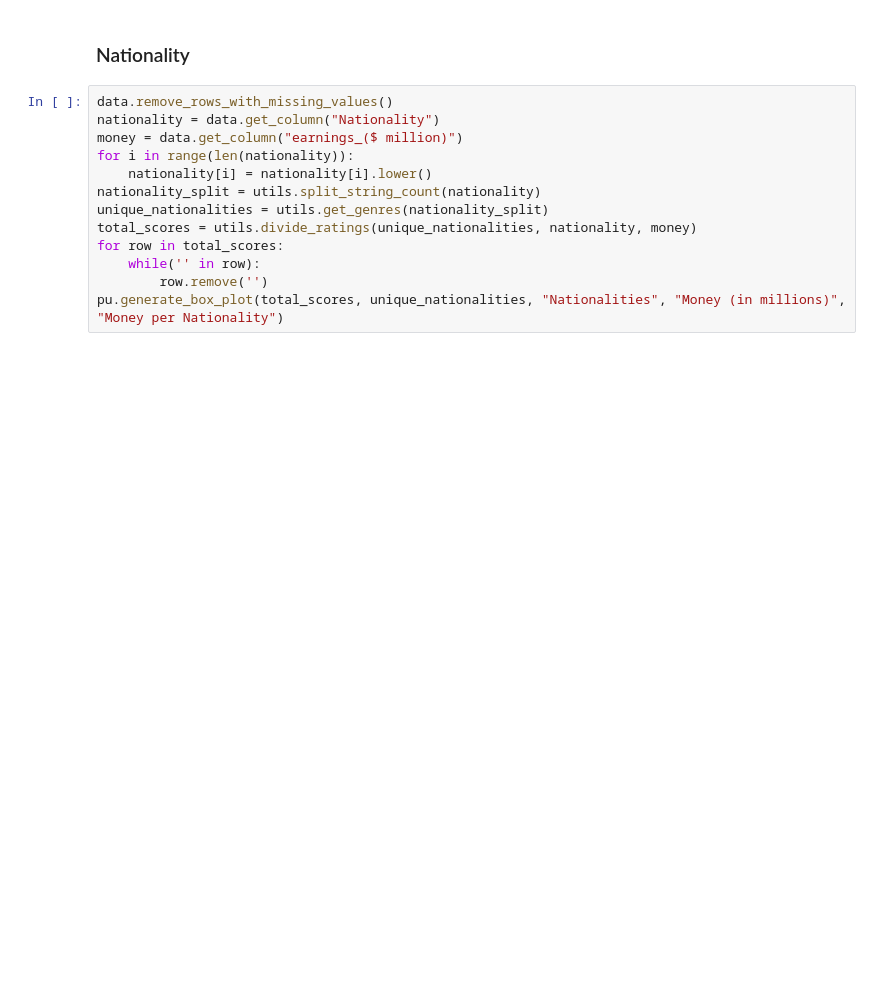
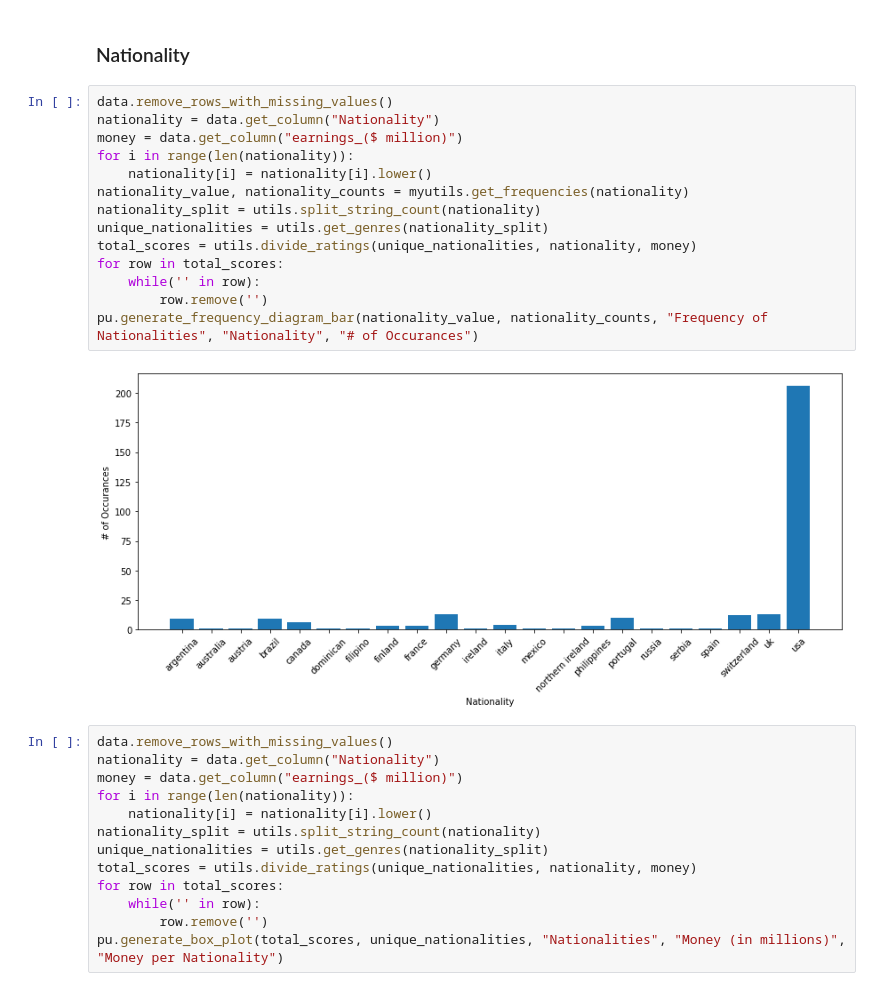
Before and after one commit to NoemiTurner/CPSC322Project, a Jupyter notebook: EDA.ipynb, the cells around one changed output. Cells and saved outputs as stored; diff of their text form; blank space fills up the shorter version.

```diff
--- a/EDA.ipynb
+++ b/EDA.ipynb
@@ -68,5 +88,21 @@ pu.generate_box_plot(total_scores, unique_sports, "Sports", "Money (in millions)
 # %% [markdown]
 ### Nationality
+# %%
+data.remove_rows_with_missing_values()
+nationality = data.get_column("Nationality")
+money = data.get_column("earnings_($ million)")
+for i in range(len(nationality)):
+    nationality[i] = nationality[i].lower()
+nationality_value, nationality_counts = myutils.get_frequencies(nationality)
+nationality_split = utils.split_string_count(nationality)
+unique_nationalities = utils.get_genres(nationality_split)
+total_scores = utils.divide_ratings(unique_nationalities, nationality, money)
+for row in total_scores:
+    while('' in row):
+        row.remove('')
+pu.generate_frequency_diagram_bar(nationality_value, nationality_counts, "Frequency of Nationalities", "Nationality", "# of Occurances")
+# %% [output]
+[figure, added]
 # %%
 data.remove_rows_with_missing_values()
 nationality = data.get_column("Nationality")
```
Also changed, not shown: parts of 14 cells of this notebook.
